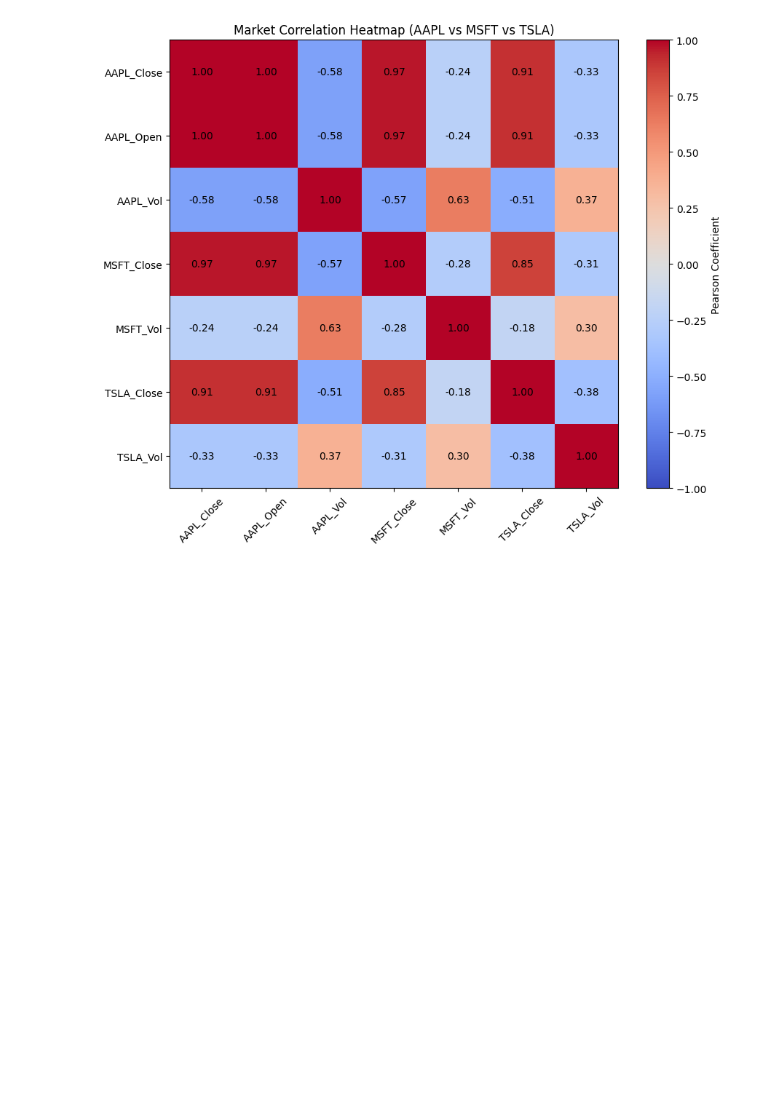
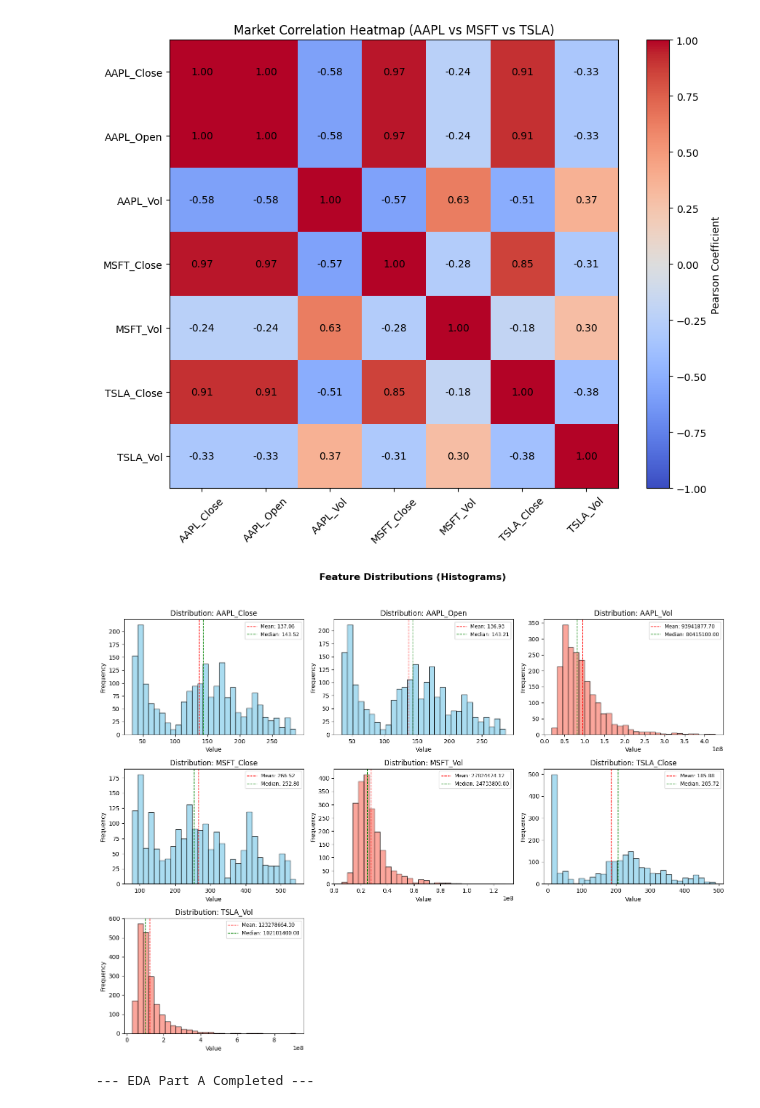
Before and after one commit to ANUJAVERMA00/ML-Regression-Algorithms-Implementation, a Jupyter notebook: EDA.ipynb, the cells around one changed output. Drawn from its saved outputs; the diff is of its cells as text; code cells hidden in the pictures; blank space fills up the shorter version.

Commit message:
updated part A

```diff
--- a/EDA.ipynb
+++ b/EDA.ipynb
@@ -73,30 +73,65 @@ for i in range(len(cols)):
 # Visualization
 plt.figure(figsize=(10, 8))
 plt.imshow(matrix, cmap='coolwarm', vmin=-1, vmax=1)
 plt.colorbar(label='Pearson Coefficient')
 plt.xticks(range(len(cols)), cols, rotation=45)
 plt.yticks(range(len(cols)), cols)
 plt.title("Market Correlation Heatmap (AAPL vs MSFT vs TSLA)")
 for i in range(len(cols)):
     for j in range(len(cols)):
         plt.text(j, i, f"{matrix[i, j]:.2f}", ha='center', va='center', color='black')
 plt.show()
+
+
+# 5. FEATURE DISTRIBUTION (HISTOGRAMS)
+
+# Logic: We plot the frequency distribution of each feature.
+# This helps identify if the data is skewed or follows a normal distribution.
+
+plt.figure(figsize=(15, 12))
+plt.suptitle("Feature Distributions (Histograms)", fontsize=16, fontweight='bold')
+
+for i, col in enumerate(data.columns):
+    plt.subplot(3, 3, i + 1)
+    # Using 'skyblue' for price data and 'salmon' for volume data to distinguish
+    color = 'salmon' if 'Vol' in col else 'skyblue'
+
+    plt.hist(data[col], bins=30, color=color, edgecolor='black', alpha=0.7)
+
+    # Calculate mean and median to show skewness
+    col_mean = np.mean(data[col])
+    col_median = np.median(data[col])
+
+    plt.axvline(col_mean, color='red', linestyle='dashed', linewidth=1, label=f'Mean: {col_mean:.2f}')
+    plt.axvline(col_median, color='green', linestyle='dashed', linewidth=1, label=f'Median: {col_median:.2f}')
+
+    plt.title(f"Distribution: {col}")
+    plt.xlabel("Value")
+    plt.ylabel("Frequency")
+    plt.legend(fontsize='small')
+
+plt.tight_layout(rect=[0, 0.03, 1, 0.95])
+plt.show()
+
+print("\n EDA Part A Completed ")
 # %% [output]
 Data Loaded. Total Samples: 2036
 
 --- Descriptive Statistics ---
 Feature      | Mean       | Std Dev
 ----------------------------------------
 AAPL_Close   | 137.06     | 67.82
 AAPL_Open    | 136.93     | 67.75
 AAPL_Vol     | 93941877.70 | 54325424.89
 MSFT_Close   | 266.52     | 126.90
 MSFT_Vol     | 27824474.12 | 12388381.79
 TSLA_Close   | 185.88     | 128.59
 TSLA_Vol     | 123278664.39 | 75929935.33
 ... (5 lines left out)
 MSFT_Close  : 0 outliers detected.
 MSFT_Vol    : 115 outliers detected.
 TSLA_Close  : 0 outliers detected.
 TSLA_Vol    : 154 outliers detected.
 [figure]
+[figure, added]
+--- EDA Part A Completed ---
```
